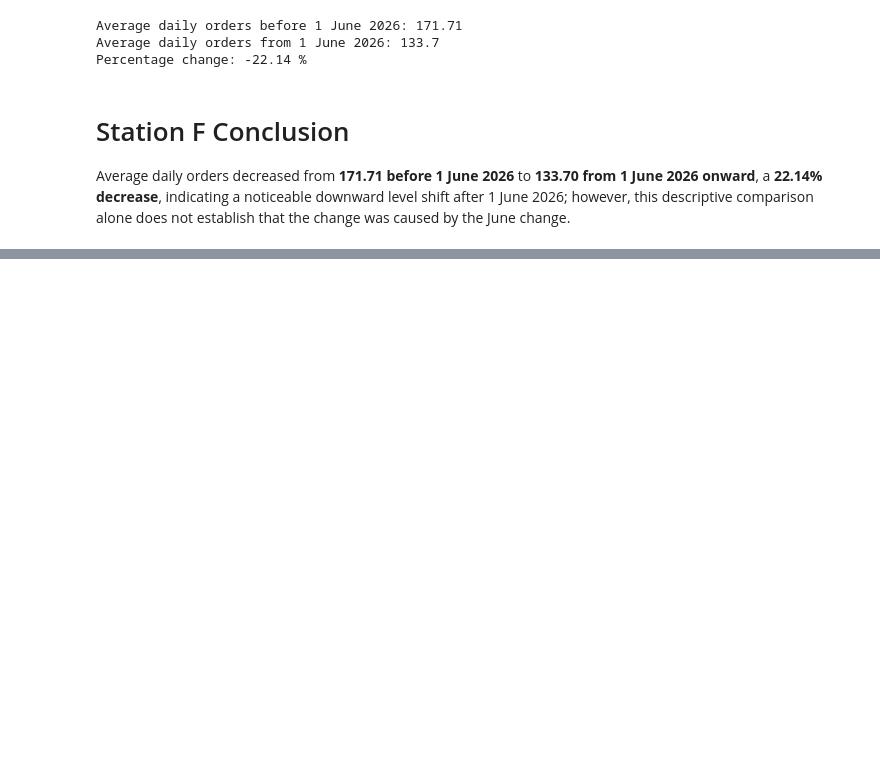
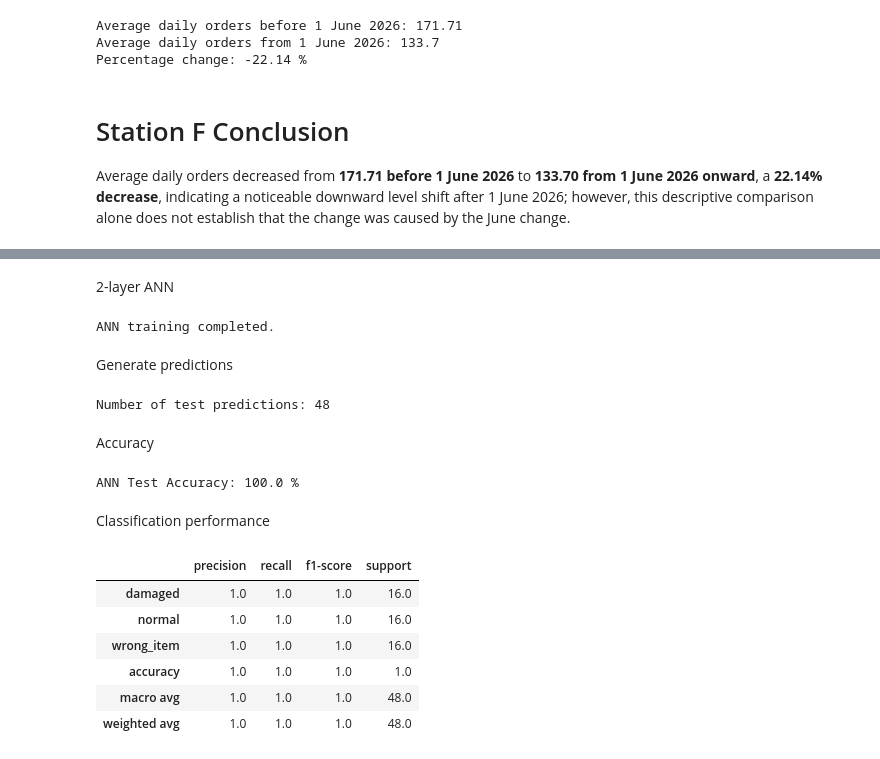
Before and after one commit to rachanasree-ai/Pulse-Cart, a Jupyter notebook: analysis.ipynb, the cells around one changed output, grey strips where cells are left out. Cells and saved outputs as stored; diff of their text form; code cells hidden in the pictures; blank space fills up the shorter version.

```diff
--- a/analysis.ipynb
+++ b/analysis.ipynb
@@ -2533,0 +2785,56 @@ Average daily orders decreased from **171.71 before 1 June 2026** to **133.70 fr
+# %% [markdown]
+2-layer ANN
+# %%
+
+ann_model = MLPClassifier(
+    hidden_layer_sizes=(128, 64),
+    activation="relu",
+    solver="adam",
+    max_iter=100,
+    random_state=42
+)
+
+ann_model.fit(X_train, y_train)
+
+print("ANN training completed.")
+# %% [output]
+ANN training completed.
+# %% [markdown]
+Generate predictions
+# %%
+y_pred = ann_model.predict(X_test)
+
+print("Number of test predictions:", len(y_pred))
+# %% [output]
+Number of test predictions: 48
+# %% [markdown]
+Accuracy
+# %%
+accuracy = accuracy_score(y_test, y_pred)
+
+print("ANN Test Accuracy:", round(accuracy * 100, 2), "%")
+# %% [output]
+ANN Test Accuracy: 100.0 %
+# %% [markdown]
+Classification performance
+# %%
+report = classification_report(
+    y_test,
+    y_pred,
+    target_names=label_encoder.classes_,
+    output_dict=True
+)
+
+performance_table = pd.DataFrame(report).T
+
+performance_table = performance_table.round(2)
+
+performance_table
+# %% [output]
+|  | precision | recall | f1-score | support |
+| damaged | 1.0 | 1.0 | 1.0 | 16.0 |
+| normal | 1.0 | 1.0 | 1.0 | 16.0 |
+| wrong_item | 1.0 | 1.0 | 1.0 | 16.0 |
+| accuracy | 1.0 | 1.0 | 1.0 | 1.0 |
+| macro avg | 1.0 | 1.0 | 1.0 | 48.0 |
+| weighted avg | 1.0 | 1.0 | 1.0 | 48.0 |
```
Also changed, not shown: parts of 35 cells of this notebook.
